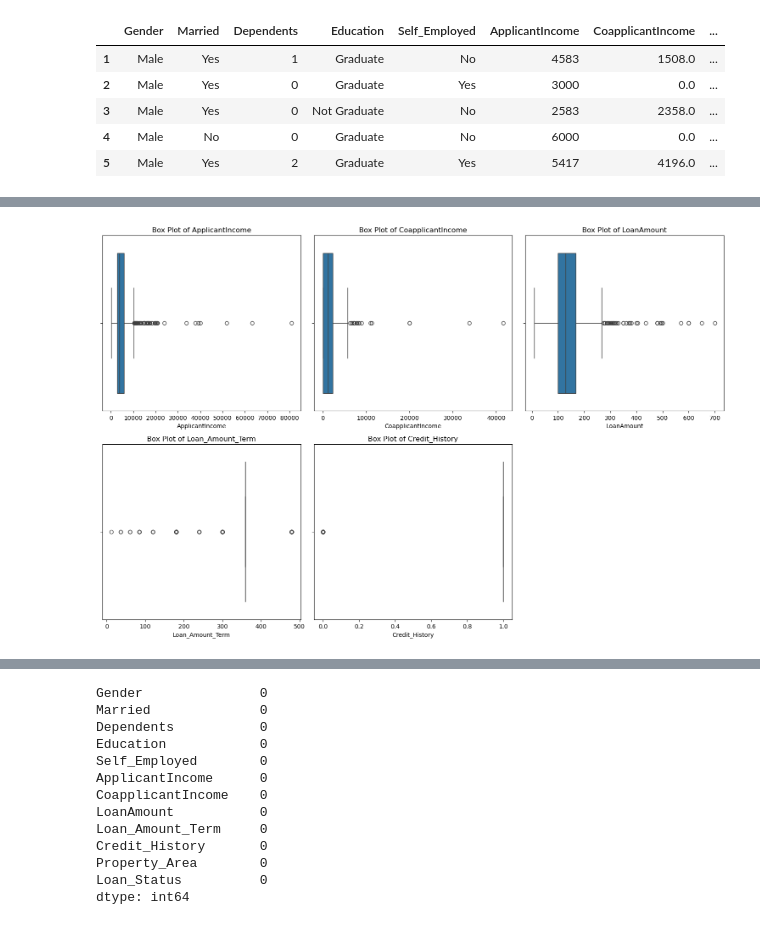
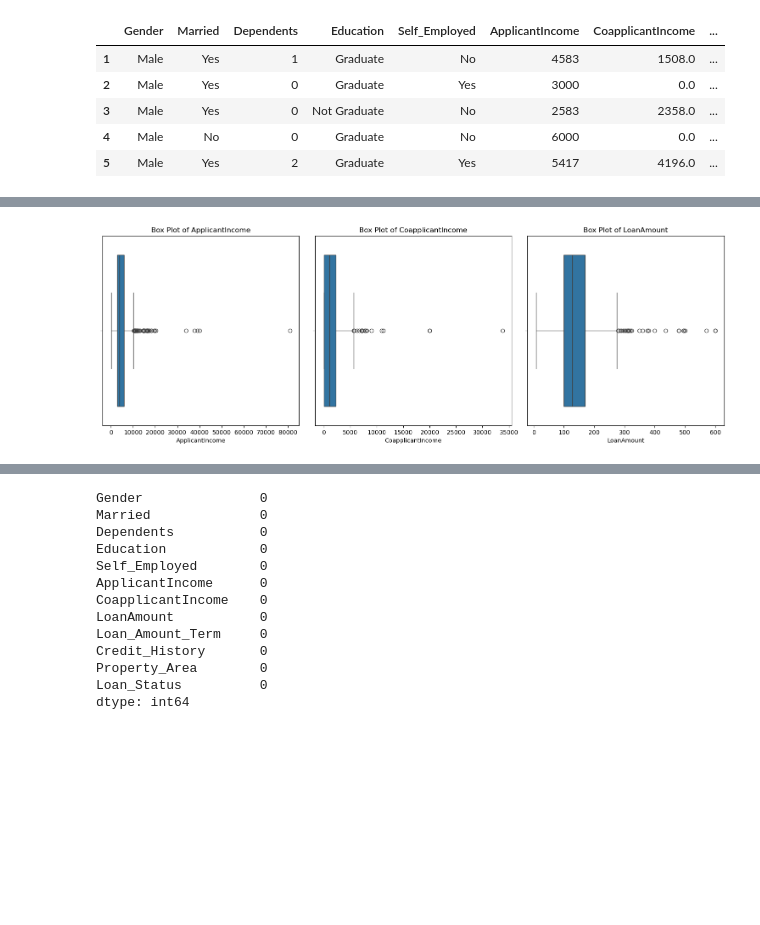
Before and after one commit to Eric-MK/loan_acceptance_prediction, a Jupyter notebook: notebook.ipynb, the cells around one changed output, grey strips where cells are left out. Cells and saved outputs as stored; diff of their text form; code cells hidden in the pictures; blank space fills up the shorter version.

```diff
--- a/notebook.ipynb
+++ b/notebook.ipynb
@@ -233,17 +214,19 @@ Name: count, dtype: int64
 # %%
 # Check outliers
 
-numerical_features = df.select_dtypes(include=['int64', 'float64']).columns
+# Select numerical features, excluding Loan_Amount_Term and Credit_History
+numerical_features = df_cleanednull.select_dtypes(include=['int64', 'float64']).columns
+numerical_features = numerical_features.drop(['Loan_Amount_Term', 'Credit_History'])
 
 # Create box plots for each numerical feature
 plt.figure(figsize=(15, 10))
 
 for i, feature in enumerate(numerical_features):
     plt.subplot(2, 3, i + 1)
-    sns.boxplot(x=df[feature])
+    sns.boxplot(x=df_cleanednull[feature])
     plt.title(f'Box Plot of {feature}')
 
 plt.tight_layout()
 plt.show()
 # %% [output]
-[figure, old version]
+[figure, new version]
```
Also changed, not shown: parts of 29 cells of this notebook.
